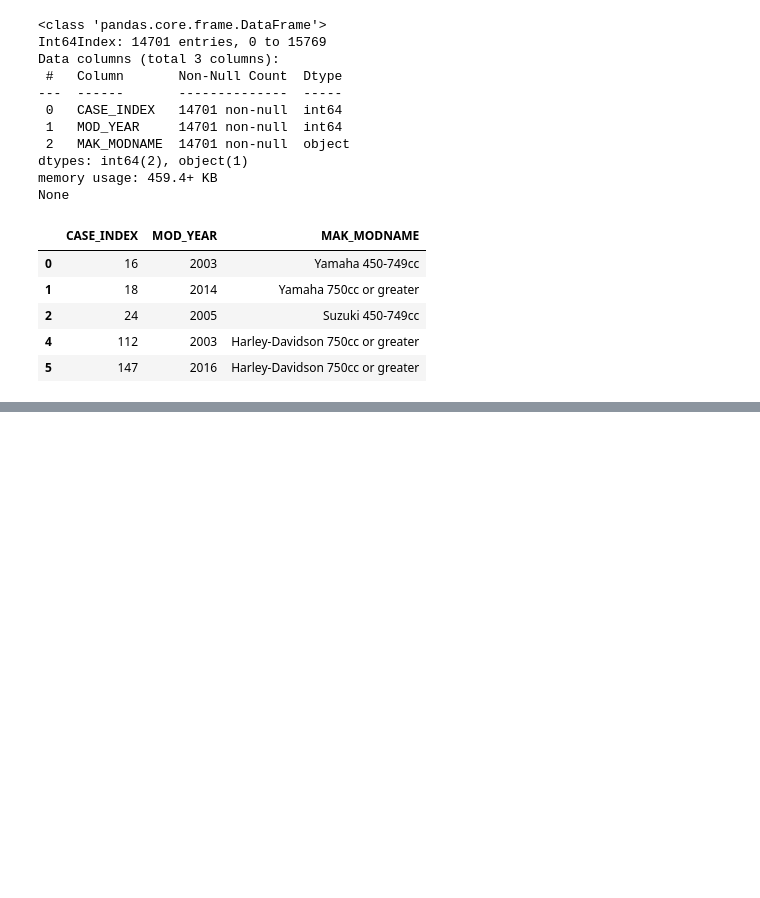
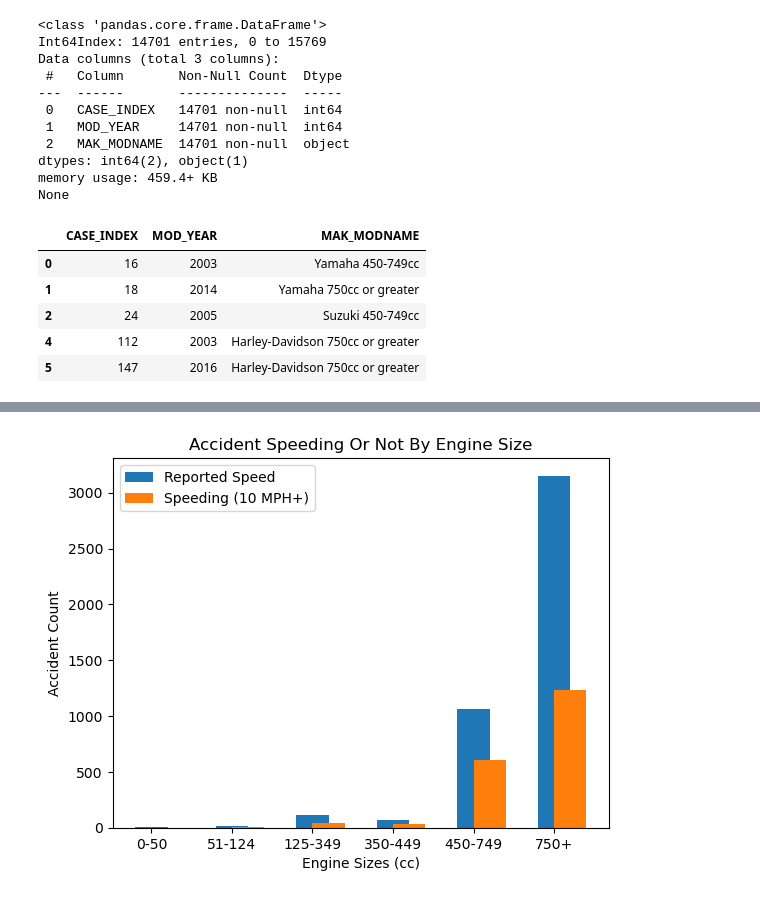
Before and after one commit to Saatvik1/Why-You-Should-Ride, a Jupyter notebook: Crash Data Cleaning.ipynb, the cells around one changed output, grey strips where cells are left out. Saved outputs shown, nothing was run; the diff lists cells and outputs as text; code cells hidden in the pictures; blank space fills up the shorter version.

```diff
--- a/Crash Data Cleaning.ipynb
+++ b/Crash Data Cleaning.ipynb
@@ -2044,0 +2086,11 @@ None
+# %%
+sevcc = speed_7cc.DataFrame()
+sevcc['TRAV_SP'] = sevcc['TRAV_SP'].replace(range(900,1000), -1)
+sevcc['SP_LIM'] = sevcc['VSPD_LIMNAME'].str.extract(r'(\d+)')
+sevcc['SP_LIM'] = sevcc['SP_LIM'].replace(np.NaN, 0).astype(int)
+sevcc['LIM_DIFF'] = sevcc['TRAV_SP'] - sevcc['SP_LIM']
+#Taking the casual legal limit of 10 over is ok, so 10 over is dangerous speeding...
+sevcc['OVER'] = sevcc['LIM_DIFF'] > 10
+sevcc['REPORTED'] = sevcc['LIM_DIFF'] >= 0
+print(sevcc.info())
+sevcc.head()
@@ -2044,0 +2122,11 @@ None
+# %%
+#engine_sizes
+speed_engine = []
+reported_engine = []
+for engine in engine_sizes:
+    print(engine)
+    speed_engine.append((sevcc[(sevcc['OVER'] == True) & (sevcc['MAK_MODNAME'].str.contains(engine))]['CASE_INDEX'].count()))
+    reported_engine.append(sevcc[(sevcc['REPORTED'] == True) & (sevcc['MAK_MODNAME'].str.contains(engine))]['CASE_INDEX'].count())
+print(engine_sizes_count)
+print(reported_engine)
+speed_engine
@@ -2044,0 +2143,14 @@ None
+# %%
+fig, ax = plt.subplots()
+
+ax.bar(engine_sizes, reported_engine, width=0.4, label='Reported Speed')
+ax.bar(engine_sizes, speed_engine, width=0.4, label='Speeding (10 MPH+)', align='edge')
+
+ax.set_xlabel('Engine Sizes (cc)')
+ax.set_ylabel('Accident Count')
+ax.set_title('Accident Speeding Or Not By Engine Size')
+ax.legend()
+
+plt.show()
+# %% [output]
+[figure, added]
```
Also changed, not shown: parts of 52 cells of this notebook.
